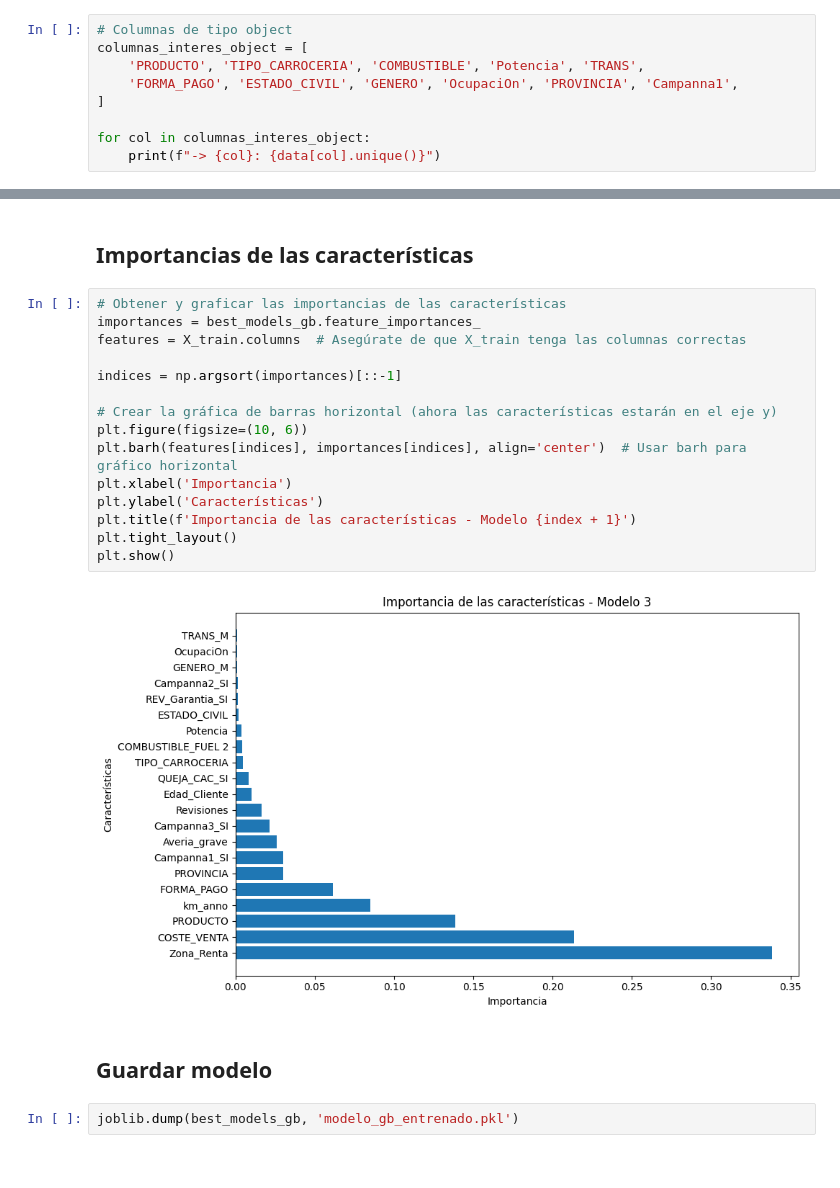
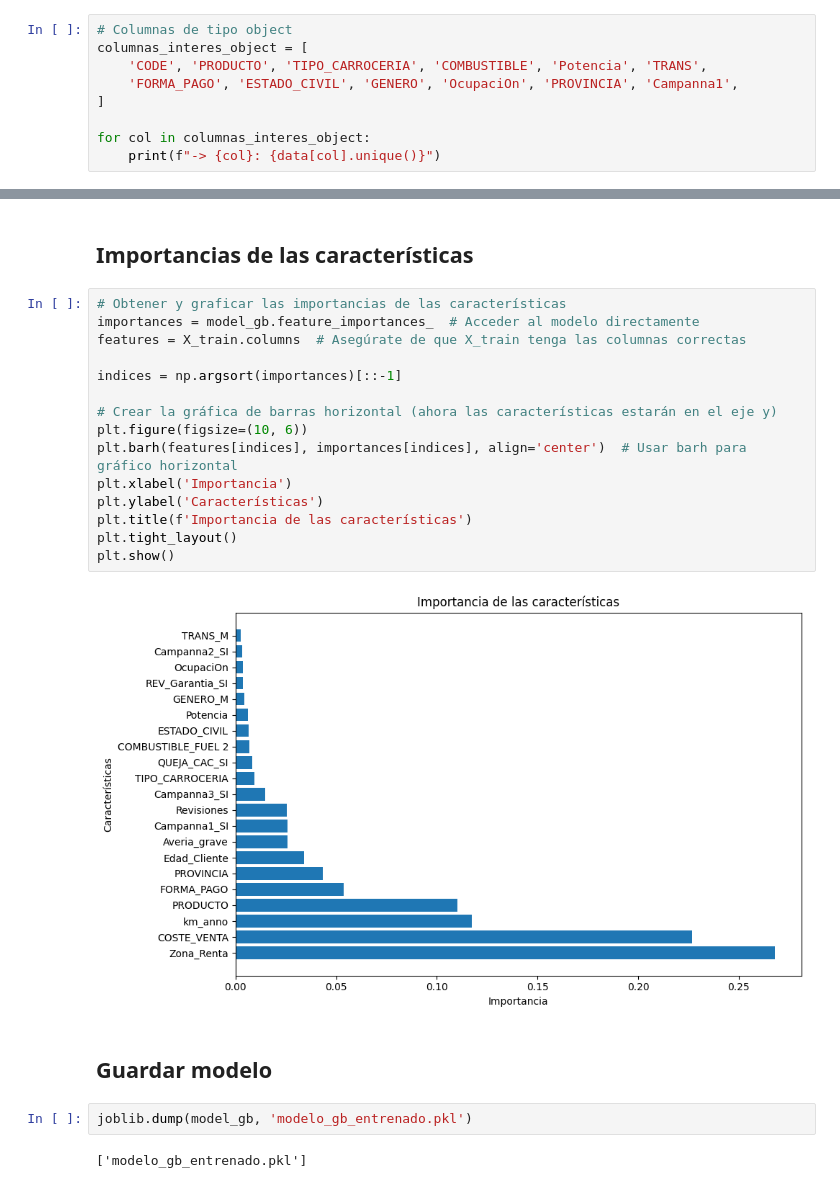
Before and after one commit to alejandromtnz/Purchase-Propensity-Model, a Jupyter notebook: modelo.ipynb, the cells around one changed output, grey strips where cells are left out. Saved outputs shown, nothing was run; the diff lists cells and outputs as text.

```diff
--- a/modelo.ipynb
+++ b/modelo.ipynb
@@ -85,7 +105,7 @@ print(len(data.columns))
 # %%
 # Columnas de tipo object
 columnas_interes_object = [
-    'PRODUCTO', 'TIPO_CARROCERIA', 'COMBUSTIBLE', 'Potencia', 'TRANS',
+    'CODE', 'PRODUCTO', 'TIPO_CARROCERIA', 'COMBUSTIBLE', 'Potencia', 'TRANS',
     'FORMA_PAGO', 'ESTADO_CIVIL', 'GENERO', 'OcupaciOn', 'PROVINCIA', 'Campanna1',
 ]
 
@@ -797,22 +594,24 @@ if len(np.unique(y_test)) > 1:
 ## Importancias de las características
 # %%
 # Obtener y graficar las importancias de las características
-importances = best_models_gb.feature_importances_
+importances = model_gb.feature_importances_  # Acceder al modelo directamente
 features = X_train.columns  # Asegúrate de que X_train tenga las columnas correctas
 
 indices = np.argsort(importances)[::-1]
 
 # Crear la gráfica de barras horizontal (ahora las características estarán en el eje y)
 plt.figure(figsize=(10, 6))
 plt.barh(features[indices], importances[indices], align='center')  # Usar barh para gráfico horizontal
 plt.xlabel('Importancia')
 plt.ylabel('Características')
-plt.title(f'Importancia de las características - Modelo {index + 1}')
+plt.title(f'Importancia de las características')
 plt.tight_layout()
 plt.show()
 # %% [output]
-[figure, old version]
+[figure, new version]
 # %% [markdown]
 ## Guardar modelo
 # %%
-joblib.dump(best_models_gb, 'modelo_gb_entrenado.pkl')
+joblib.dump(model_gb, 'modelo_gb_entrenado.pkl')
+# %% [output]
+['modelo_gb_entrenado.pkl']
```
Also changed, not shown: parts of 13 cells of this notebook, 2 other files.
